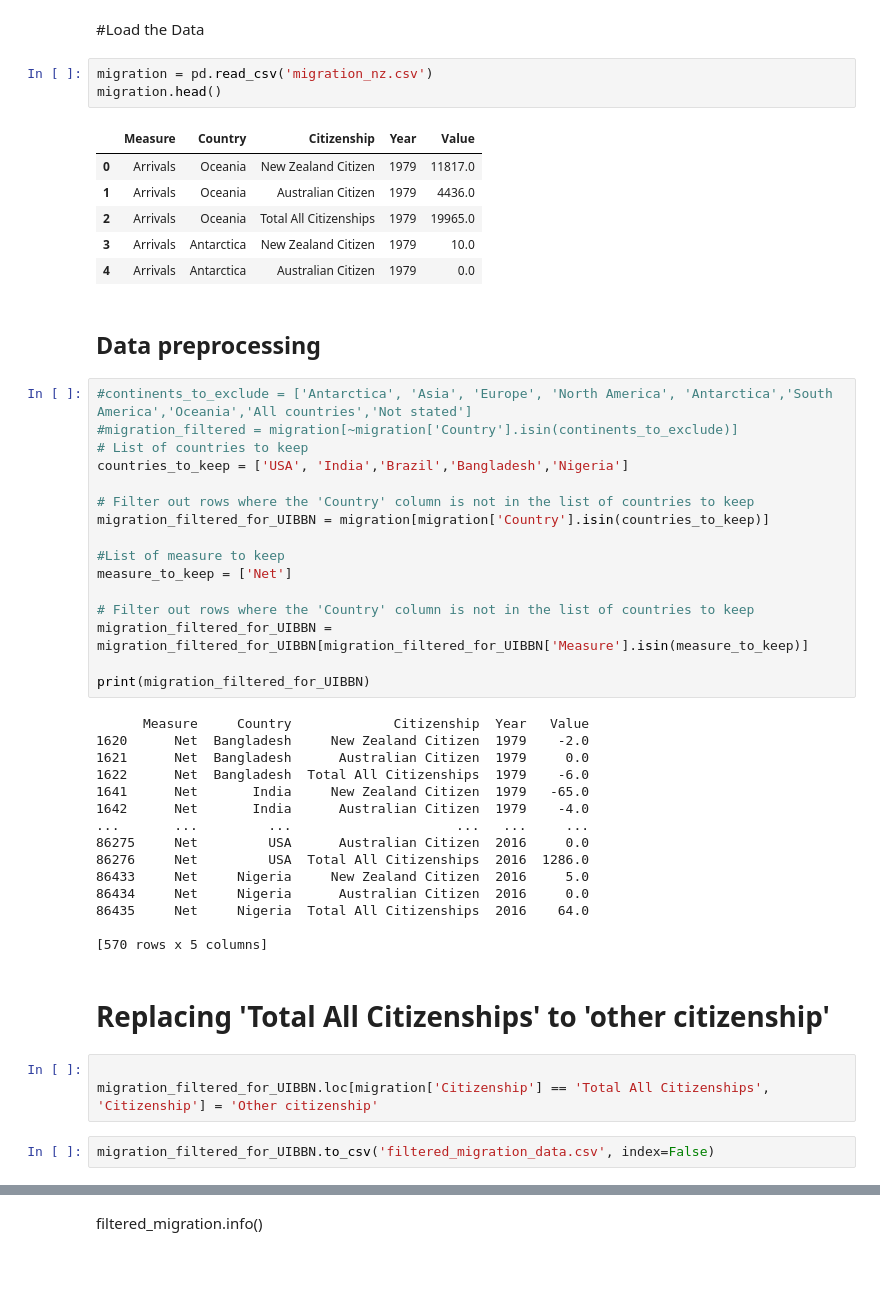
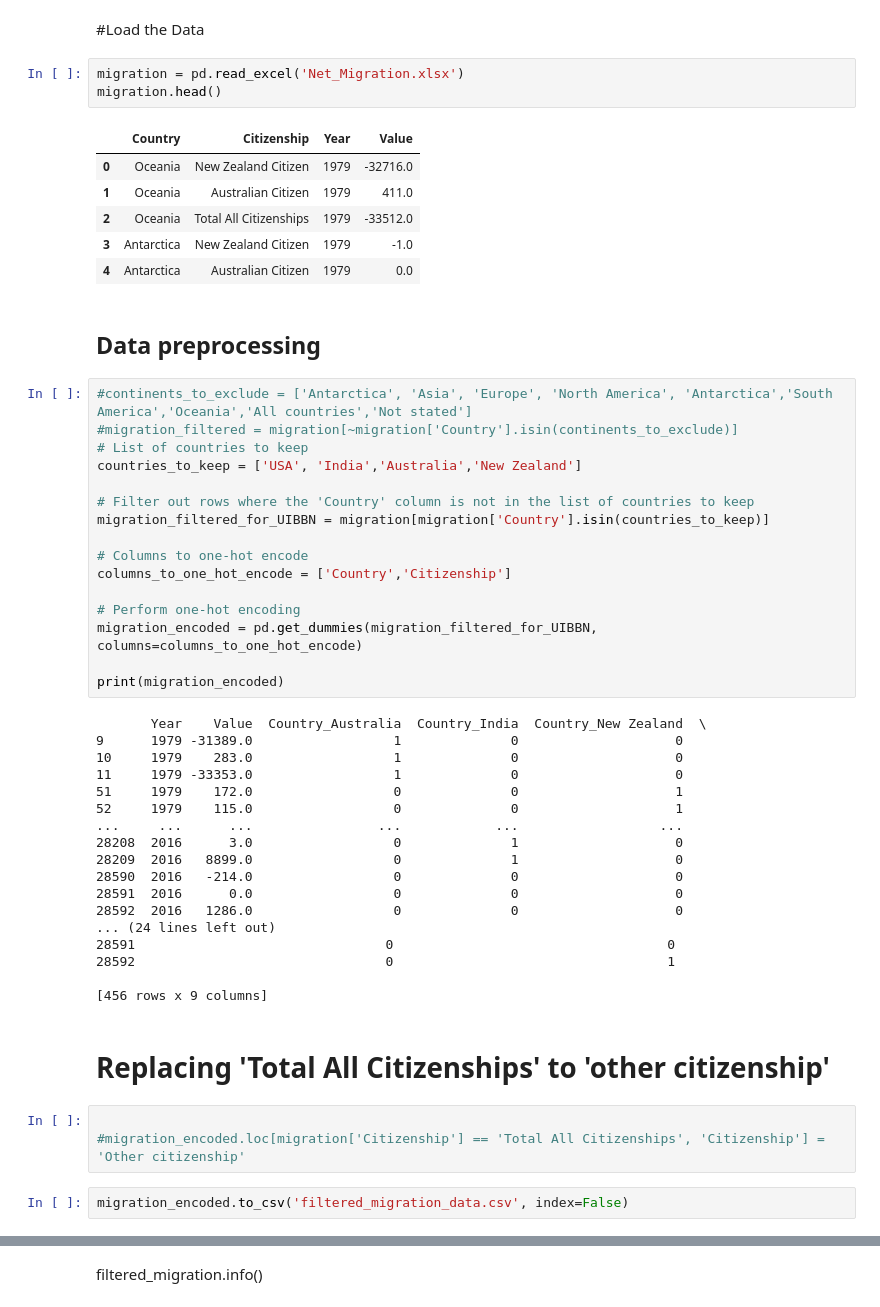
Before and after one commit to TahminaAnondi/migration_ML, a Jupyter notebook: NZ_Migration.ipynb, the cells around one changed output, grey strips where cells are left out. Cells and saved outputs as stored; diff of their text form; blank space fills up the shorter version.

```diff
--- a/NZ_Migration.ipynb
+++ b/NZ_Migration.ipynb
@@ -15,53 +15,56 @@ import plotly.express as px
 # %% [markdown]
 #Load the Data
 # %%
-migration = pd.read_csv('migration_nz.csv')
+migration = pd.read_excel('Net_Migration.xlsx')
 migration.head()
 # %% [output]
-|  | Measure | Country | Citizenship | Year | Value |
-| 0 | Arrivals | Oceania | New Zealand Citizen | 1979 | 11817.0 |
-| 1 | Arrivals | Oceania | Australian Citizen | 1979 | 4436.0 |
-| 2 | Arrivals | Oceania | Total All Citizenships | 1979 | 19965.0 |
-| 3 | Arrivals | Antarctica | New Zealand Citizen | 1979 | 10.0 |
-| 4 | Arrivals | Antarctica | Australian Citizen | 1979 | 0.0 |
+|  | Country | Citizenship | Year | Value |
+| 0 | Oceania | New Zealand Citizen | 1979 | -32716.0 |
+| 1 | Oceania | Australian Citizen | 1979 | 411.0 |
+| 2 | Oceania | Total All Citizenships | 1979 | -33512.0 |
+| 3 | Antarctica | New Zealand Citizen | 1979 | -1.0 |
+| 4 | Antarctica | Australian Citizen | 1979 | 0.0 |
 # %% [markdown]
 ## **Data** preprocessing
 # %%
 #continents_to_exclude = ['Antarctica', 'Asia', 'Europe', 'North America', 'Antarctica','South America','Oceania','All countries','Not stated']
 #migration_filtered = migration[~migration['Country'].isin(continents_to_exclude)]
 # List of countries to keep
-countries_to_keep = ['USA', 'India','Brazil','Bangladesh','Nigeria']
+countries_to_keep = ['USA', 'India','Australia','New Zealand']
 
 # Filter out rows where the 'Country' column is not in the list of countries to keep
 migration_filtered_for_UIBBN = migration[migration['Country'].isin(countries_to_keep)]
 
-#List of measure to keep
-measure_to_keep = ['Net']
+# Columns to one-hot encode
+columns_to_one_hot_encode = ['Country','Citizenship']
 
-# Filter out rows where the 'Country' column is not in the list of countries to keep
-migration_filtered_for_UIBBN = migration_filtered_for_UIBBN[migration_filtered_for_UIBBN['Measure'].isin(measure_to_keep)]
+# Perform one-hot encoding
+migration_encoded = pd.get_dummies(migration_filtered_for_UIBBN, columns=columns_to_one_hot_encode)
 
-print(migration_filtered_for_UIBBN)
+print(migration_encoded)
 # %% [output]
-      Measure     Country             Citizenship  Year   Value
-1620      Net  Bangladesh     New Zealand Citizen  1979    -2.0
-1621      Net  Bangladesh      Australian Citizen  1979     0.0
-1622      Net  Bangladesh  Total All Citizenships  1979    -6.0
-1641      Net       India     New Zealand Citizen  1979   -65.0
-1642      Net       India      Australian Citizen  1979    -4.0
-...       ...         ...                     ...   ...     ...
-86275     Net         USA      Australian Citizen  2016     0.0
-86276     Net         USA  Total All Citizenships  2016  1286.0
-86433     Net     Nigeria     New Zealand Citizen  2016     5.0
-86434     Net     Nigeria      Australian Citizen  2016     0.0
-86435     Net     Nigeria  Total All Citizenships  2016    64.0
+       Year    Value  Country_Australia  Country_India  Country_New Zealand  \
+9      1979 -31389.0                  1              0                    0
+10     1979    283.0                  1              0                    0
+11     1979 -33353.0                  1              0                    0
+51     1979    172.0                  0              0                    1
+52     1979    115.0                  0              0                    1
+...     ...      ...                ...            ...                  ...
+28208  2016      3.0                  0              1                    0
+28209  2016   8899.0                  0              1                    0
+28590  2016   -214.0                  0              0                    0
+28591  2016      0.0                  0              0                    0
+28592  2016   1286.0                  0              0                    0
+... (24 lines left out)
+28591                                0                                   0
+28592                                0                                   1
 
-[570 rows x 5 columns]
+[456 rows x 9 columns]
 # %% [markdown]
 # Replacing 'Total All Citizenships' to 'other citizenship'
 # %%
 
-migration_filtered_for_UIBBN.loc[migration['Citizenship'] == 'Total All Citizenships', 'Citizenship'] = 'Other citizenship'
+#migration_encoded.loc[migration['Citizenship'] == 'Total All Citizenships', 'Citizenship'] = 'Other citizenship'
 # %%
-migration_filtered_for_UIBBN.to_csv('filtered_migration_data.csv', index=False)
+migration_encoded.to_csv('filtered_migration_data.csv', index=False)
 # %%
```
Also changed, not shown: parts of 33 cells of this notebook.
